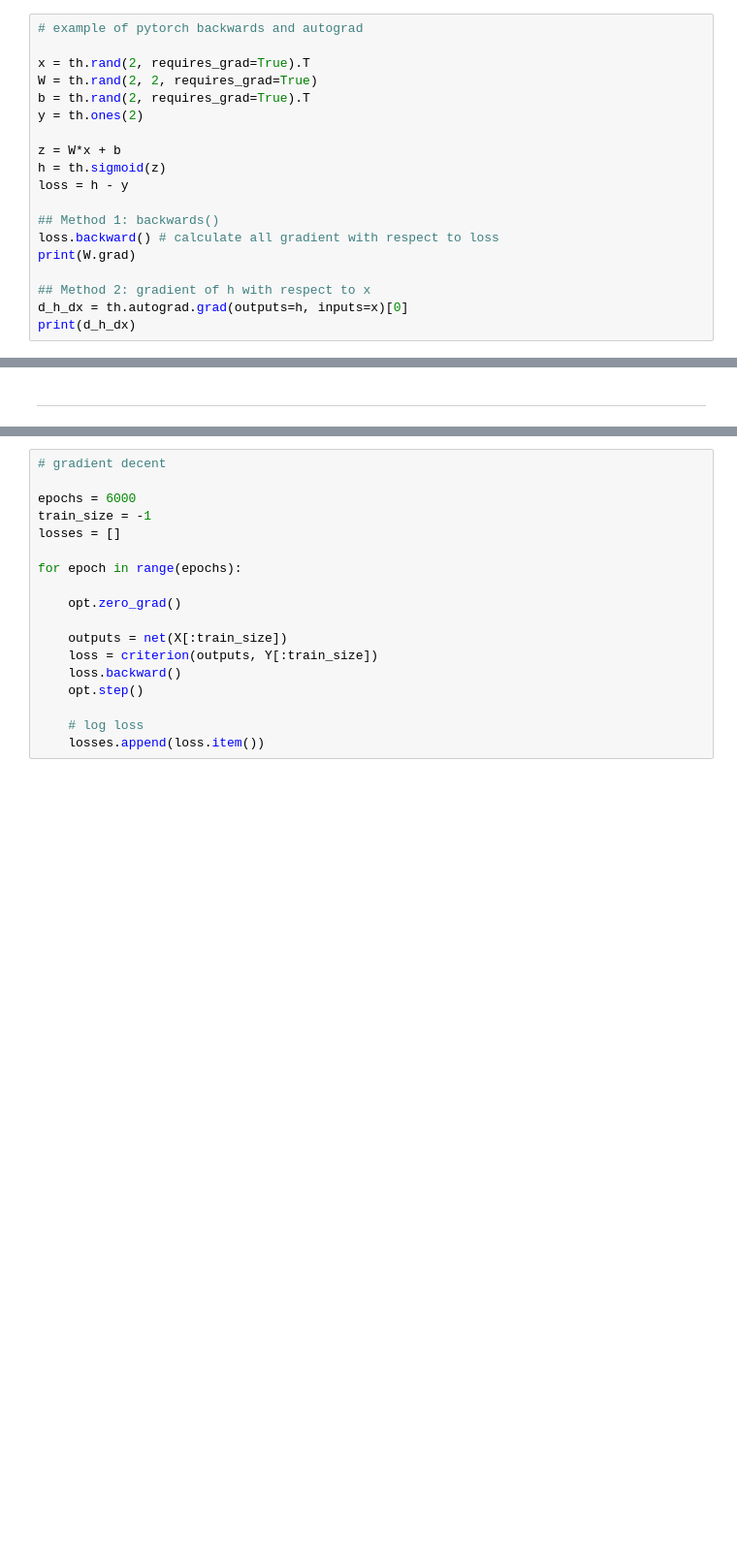
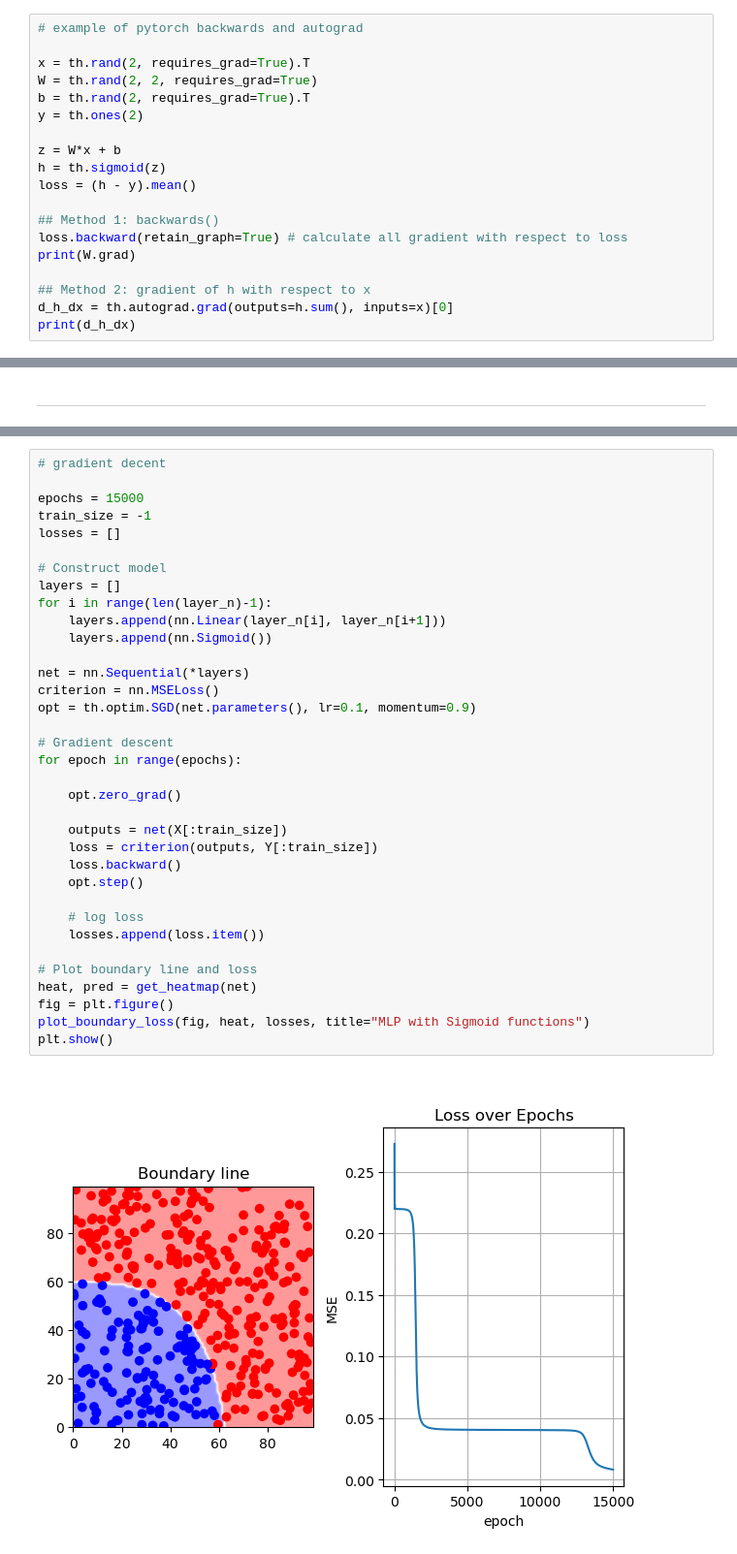
Before and after one commit to JosueCom/Intro-to-NN, a Jupyter notebook: Intro_to_PyTorch.ipynb, the cells around one changed output, grey strips where cells are left out. Shown: that part at 97% size. Drawn from its saved outputs; the diff is of its cells as text; blank space fills up the shorter version.

```diff
--- a/Intro_to_PyTorch.ipynb
+++ b/Intro_to_PyTorch.ipynb
@@ -376,12 +394,12 @@ y = th.ones(2)
 
 z = W*x + b
 h = th.sigmoid(z)
-loss = h - y
+loss = (h - y).mean()
 
 ## Method 1: backwards()
-loss.backward() # calculate all gradient with respect to loss
+loss.backward(retain_graph=True) # calculate all gradient with respect to loss
 print(W.grad)
 
 ## Method 2: gradient of h with respect to x
-d_h_dx = th.autograd.grad(outputs=h, inputs=x)[0]
+d_h_dx = th.autograd.grad(outputs=h.sum(), inputs=x)[0]
 print(d_h_dx)
@@ -396,18 +426,37 @@ print(d_h_dx)
 # %%
 # gradient decent
 
-epochs = 6000
+epochs = 15000
 train_size = -1
 losses = []
 
+# Construct model
+layers = []
+for i in range(len(layer_n)-1):
+    layers.append(nn.Linear(layer_n[i], layer_n[i+1]))
+    layers.append(nn.Sigmoid())
+
+net = nn.Sequential(*layers)
+criterion = nn.MSELoss()
+opt = th.optim.SGD(net.parameters(), lr=0.1, momentum=0.9)
+
+# Gradient descent
 for epoch in range(epochs):
 
     opt.zero_grad()
 
     outputs = net(X[:train_size])
     loss = criterion(outputs, Y[:train_size])
     loss.backward()
     opt.step()
 
     # log loss
     losses.append(loss.item())
+
+# Plot boundary line and loss
+heat, pred = get_heatmap(net)
+fig = plt.figure()
+plot_boundary_loss(fig, heat, losses, title="MLP with Sigmoid functions")
+plt.show()
+# %% [output]
+[figure, added]
```
Also changed, not shown: parts of 20 cells of this notebook, 1 other file.
